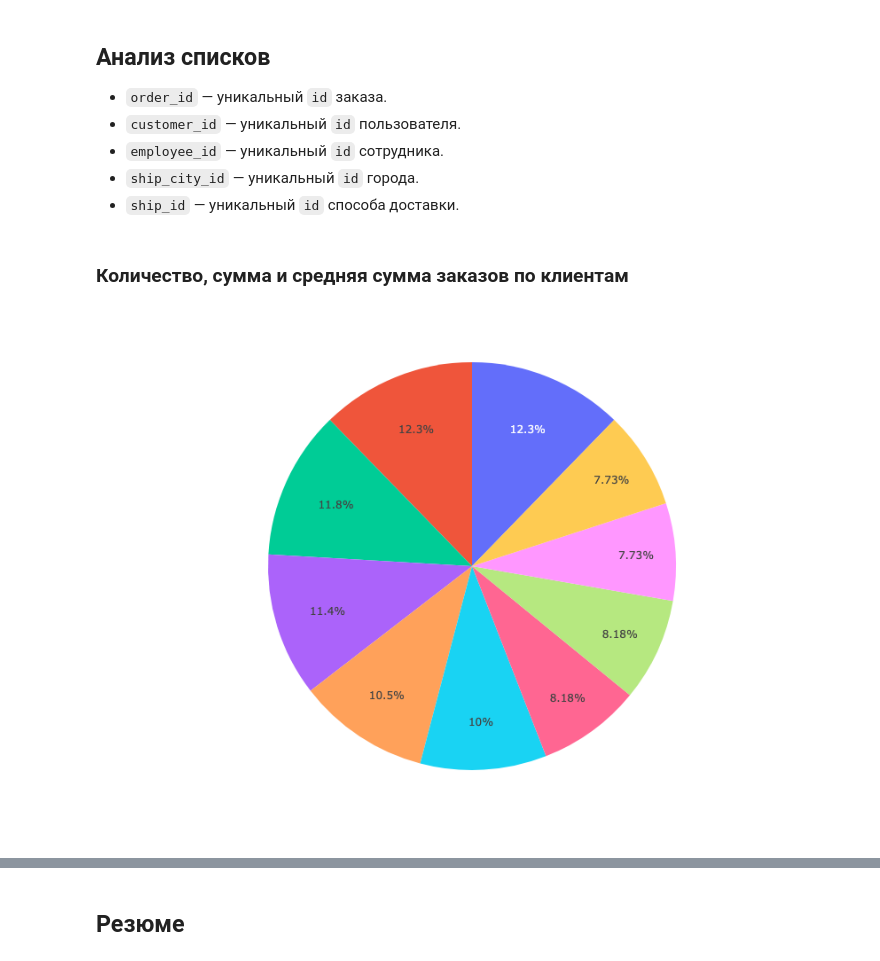
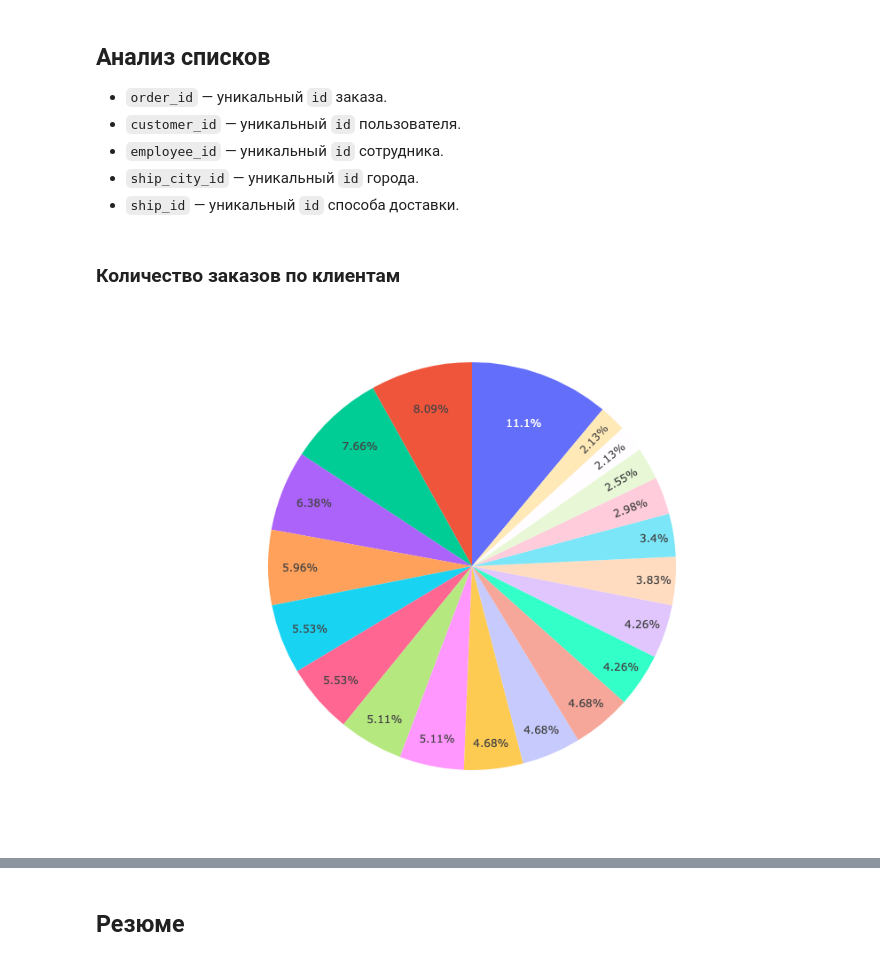
Before and after one commit to k0rsakov/pet_project_partitioning_data, a Jupyter notebook: main.ipynb, the cells around one changed output, grey strips where cells are left out. Drawn from its saved outputs; the diff is of its cells as text; code cells hidden in the pictures.

```diff
--- a/main.ipynb
+++ b/main.ipynb
@@ -278,25 +278,23 @@ fig.show()
 - `ship_city_id` — уникальный `id` города.
 - `ship_id` — уникальный `id` способа доставки.
 # %% [markdown]
-### Количество, сумма и средняя сумма заказов по клиентам
+### Количество заказов по клиентам
 # %%
 df = duckdb.query(
     """
     SELECT
         customer_id,
-        COUNT(*) AS cnt_orders,
-        ROUND(SUM(amount), 2) AS total_amount,
-        ROUND(AVG(amount), 2) AS avg_amount
+        COUNT(*) AS cnt_orders
     FROM
         orders
-    GROUP BY customer_id
-    ORDER BY total_amount DESC
-    LIMIT 10
+    GROUP BY 1
+    ORDER BY 1
+    LIMIT 20
     """
 ).df()
 
 fig = px.pie(data_frame=df, values='cnt_orders', names='customer_id', height=600)
 fig.update_layout(showlegend=False)
 fig.show()
 # %% [output]
-[figure, old version]
+[figure, new version]
```
Also changed, not shown: parts of 3 cells of this notebook.
